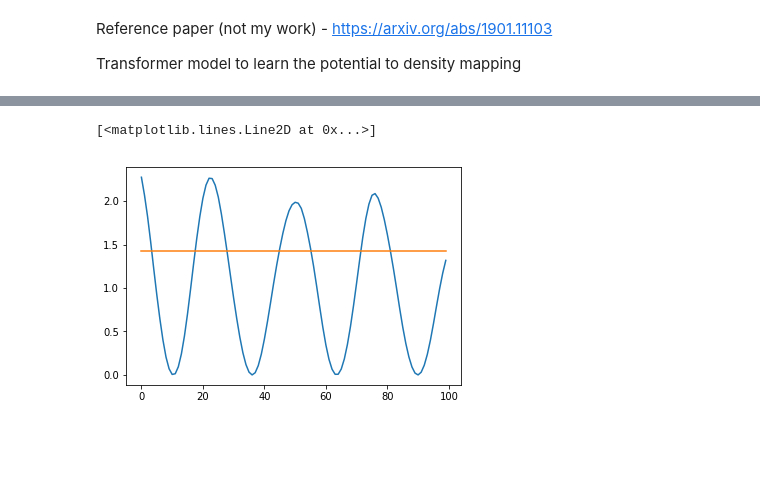
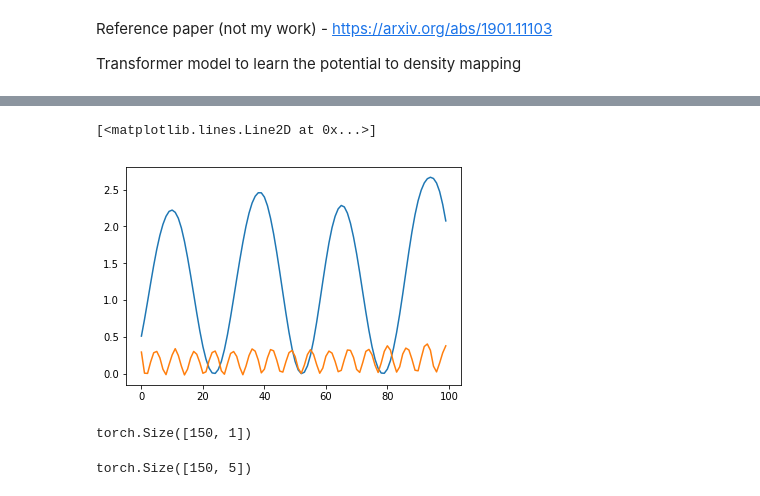
Before and after one commit to meersuri/JupyterNotebooks, a Jupyter notebook: Transformer.ipynb, the cells around one changed output, grey strips where cells are left out. Drawn from its saved outputs; the diff is of its cells as text; code cells hidden in the pictures; blank space fills up the shorter version.

```diff
--- a/Transformer.ipynb
+++ b/Transformer.ipynb
@@ -157,11 +162,11 @@ class Transformer(nn.Module):
         return out
 # %%
 batch_size = 100
+d = 4
 input_size = 1
-d = 1
-n_heads = 1
-dff = 8
-n_layers = 5
+n_heads = 4
+dff = 64
+n_layers = 4
 model = Transformer(input_size, d, n_heads, dff, n_layers)
 # model.to(device)
 # %%
@@ -169,7 +174,7 @@ X = torch.zeros(batch_size, d)
 Y = torch.zeros(batch_size, d)
 for i in range(batch_size):
     X[i] = torch.tensor([potentials[0][i]**j for j in range(1, d + 1)], dtype = torch.float)
-    Y[i] = torch.tensor([densities[0][i]**j for j in range(1, d + 1)], dtype = torch.float)
+    Y[i] = torch.tensor([densities[0][i + 1]**j for j in range(1, d + 1)], dtype = torch.float)
 # X = X.to(device)
 # Y = Y.to(device)
 # %%
@@ -192,4 +193,4 @@ device
 # %%
 n_seq = len(potentials)
 seq_len = len(potentials[0])
-n_train = 20
+n_train = 25
@@ -215,17 +197,3 @@ def get_batch(X_train, Y_train, d):
-# %%
-batch_size = 100
-input_size = 1
-d = 1
-n_heads = 1
-dff = 32
-n_layers = 4
-model = Transformer(input_size, d, n_heads, dff, n_layers)
-# model.to(device)
-# optimizer = optim.Adam(model.parameters(), lr=0.001, weight_decay = 0)
-optimizer = optim.SGD(model.parameters(), lr=0.001, momentum=0.9)
-criterion = nn.MSELoss()
-loss_vals = []
-n_iters = X_train.shape[0]
 # %%
 X_train = np.array([potentials[i][j*batch_size:(j + 1)*batch_size] for i in range(n_train) for j in range(1, seq_len//batch_size)])
 X_train.shape
@@ -266,11 +260,19 @@ plt.plot(loss_vals)
 # %%
 data, target = get_batch(X_train, Y_train, d)
 #data = data.to(device)
-out = model(data, data)
+out = model(data)
 
 plt.figure()
-plt.plot(target.numpy())
+plt.plot(target[:,0].numpy())
 plt.plot(out.detach().numpy())
 # %% [output]
 [<matplotlib.lines.Line2D at 0x...>]
-[figure, old version]
+[figure, new version]
+# %%
+out.shape
+# %% [output]
+torch.Size([150, 1])
+# %%
+target.shape
+# %% [output]
+torch.Size([150, 5])
```
Also changed, not shown: parts of 18 cells of this notebook.
